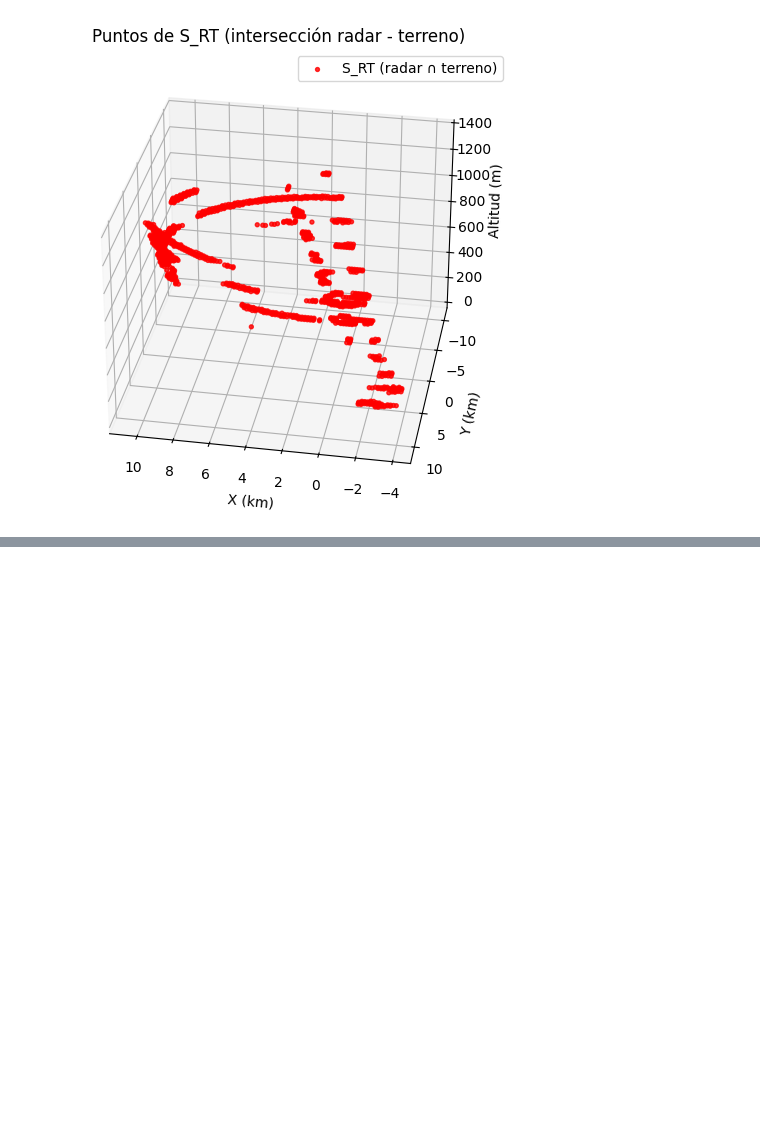
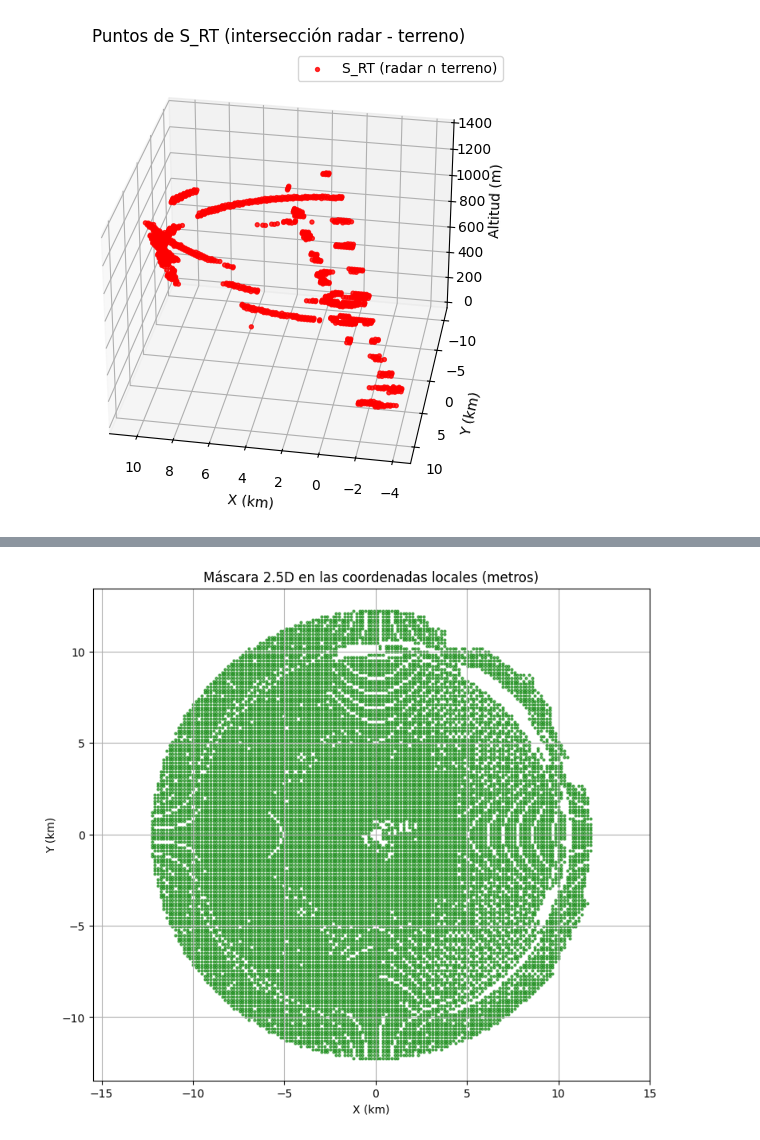
Before and after one commit to prm2419/Radar_coverage_with_DEM, a Jupyter notebook: Pruebas_tensores.ipynb, the cells around one changed output, grey strips where cells are left out. Drawn from its saved outputs; the diff is of its cells as text; code cells hidden in the pictures; blank space fills up the shorter version.

```diff
--- a/Pruebas_tensores.ipynb
+++ b/Pruebas_tensores.ipynb
@@ -569,0 +740,23 @@ n = 200  # Ajustable
+# %%
+# Crear matriz 2D de visibilidad (nx, ny) inicialmente en 0 que es NO visible
+visibility_mask = np.zeros((nx, ny), dtype=np.uint8)
+
+# Para cada voxel visible en S_N, marcar su (x,y) como visible
+for (i, j, k) in S_N:
+    visibility_mask[i, j] = 1
+
+Xm, Ym = np.meshgrid(xc, yc, indexing='ij')   # IMPORTANT: ij para que coincida con (i,j)
+
+plt.figure(figsize=(9,8))
+plt.scatter(Xm[visibility_mask==1]/1000.0,
+            Ym[visibility_mask==1]/1000.0,
+            c='Green', s=4, alpha=0.6)
+
+plt.xlabel("X (km)")
+plt.ylabel("Y (km)")
+plt.title("Máscara 2.5D en las coordenadas locales (metros)")
+plt.axis('equal')
+plt.grid()
+plt.show()
+# %% [output]
+[figure, added]
```
Also changed, not shown: parts of 17 cells of this notebook.
